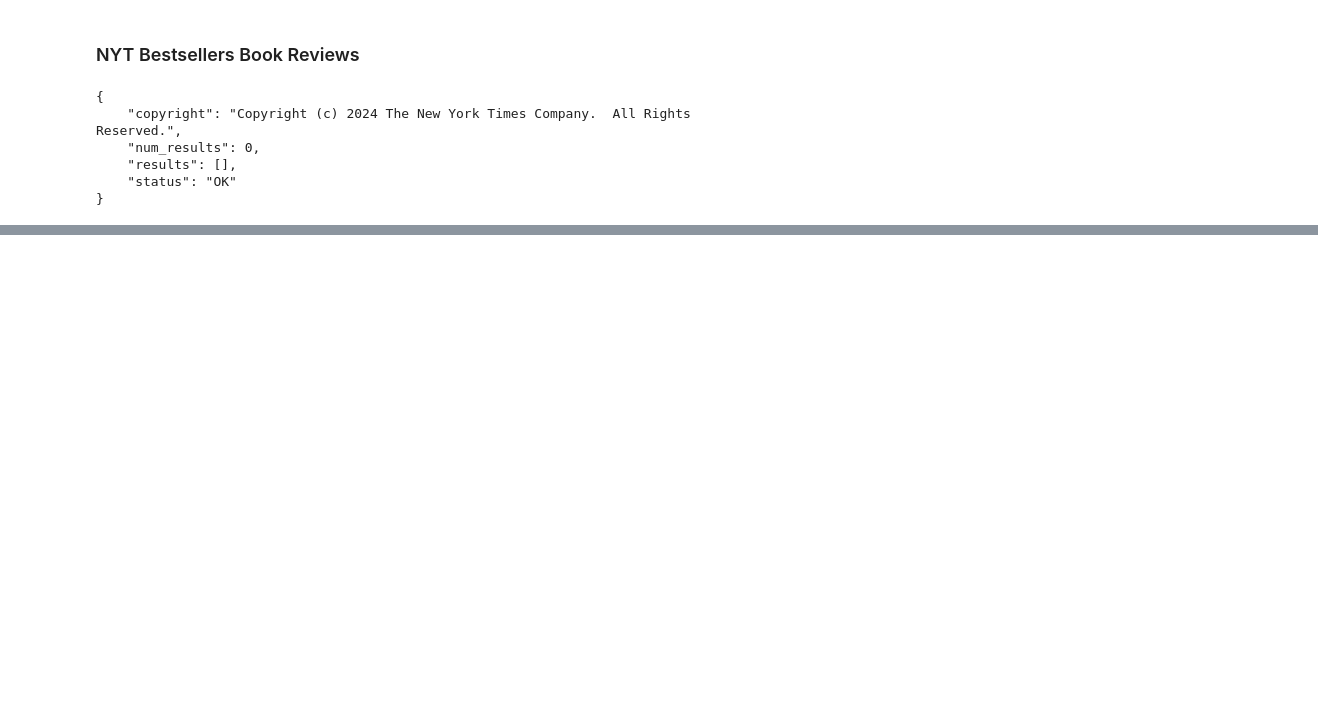
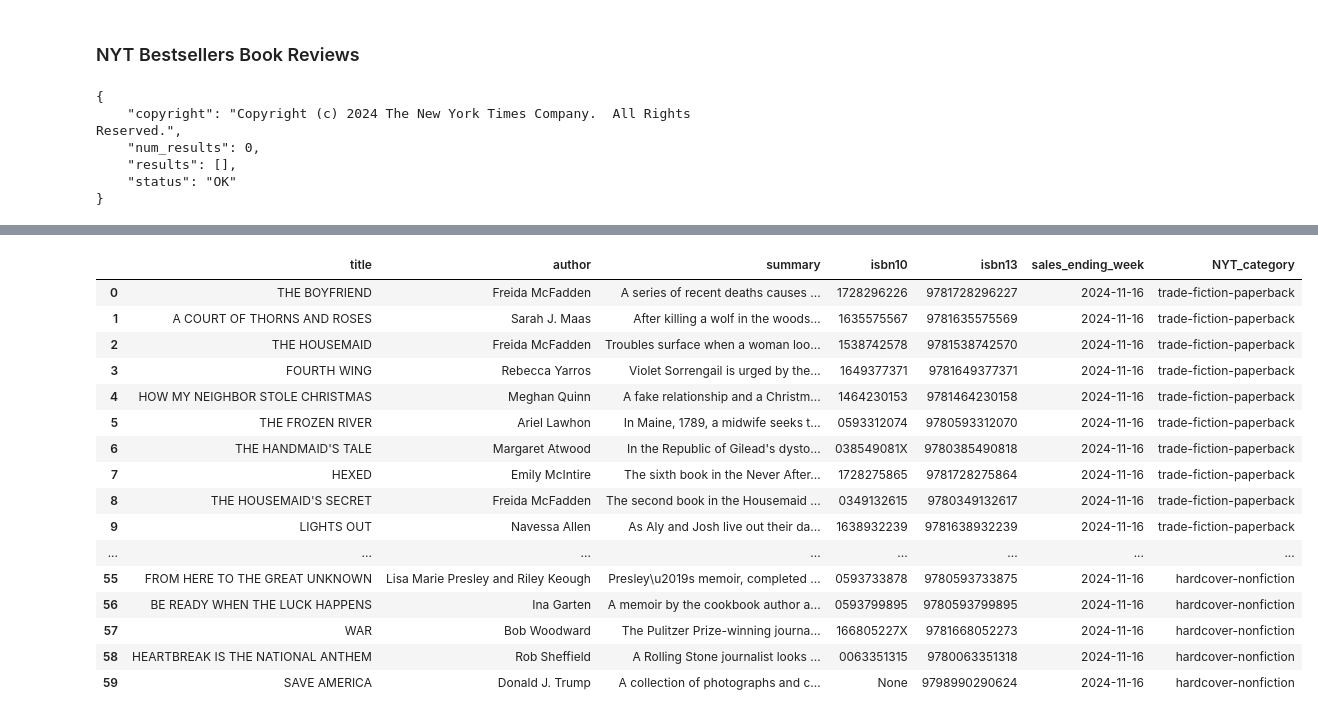
Before and after one commit to rsa-captech/rachel-recommender, a Jupyter notebook: notebook.ipynb, the cells around one changed output, grey strips where cells are left out. Drawn from its saved outputs; the diff is of its cells as text; code cells hidden in the pictures; blank space fills up the shorter version.

```diff
--- a/notebook.ipynb
+++ b/notebook.ipynb
@@ -125,0 +317,5 @@ for i in range(0, len(data2["results"])):
+# %%
+api = f'https://api.nytimes.com/svc/books/v3/lists/{'2024-12-01'}/{'trade-fiction-paperback'}.json?&api-key=B6sstxBJ39IKPTsYZA72UGVPhBGymY7G'
+response = requests.get(api)
+data = response.json()
+data["results"]['books']
@@ -125,0 +340,55 @@ for i in range(0, len(data2["results"])):
+# %%
+title_lst = []
+author_lst = []
+summary_lst = []
+isbn10_lst = []
+isbn13_lst = []
+
+for i in range(0, len(data["results"])):
+    title_lst.append(json.dumps(data["results"]["books"][i]["title"], indent=4, sort_keys=True)) # title
+    author_lst.append(json.dumps(data["results"]["books"][i]["author"], indent=4, sort_keys=True)) # author
+    summary_lst.append(json.dumps(data["results"]["books"][i]["description"], indent=4, sort_keys=True)) # summary
+    isbn10_lst.append(json.dumps(data["results"]["books"][i]["primary_isbn10"], indent=4, sort_keys=True)) # isbn10
+    isbn13_lst.append(json.dumps(data["results"]["books"][i]["primary_isbn13"], indent=4, sort_keys=True)) # isbn13
+# %%
+book_details_dict = {
+    'title': title_lst
+    , 'author': author_lst
+    , 'summary': summary_lst
+    , 'isbn10': isbn10_lst
+    , 'isbn13': isbn13_lst
+    }
+
+book_details_df = pd.DataFrame(book_details_dict)
+
+book_details_df['title'] = book_details_df['title'].str.strip('"')
+book_details_df['author'] = book_details_df['author'].str.strip('"')
+book_details_df['summary'] = book_details_df['summary'].str.strip('"')
+book_details_df['isbn10'] = book_details_df['isbn10'].str.strip('"')
+book_details_df['isbn13'] = book_details_df['isbn13'].str.strip('"')
+
+sales_ending_week = datetime.datetime.strptime(date, "%Y-%m-%d") - timedelta(days=15) # calcuate date of week when sales end
+
+book_details_df['sales_ending_week'] = sales_ending_week.strftime("%Y-%m-%d")
+book_details_df['NYT_category'] = 'trade-fiction-paperback'
+# %%
+book_details_df
+pd.concat([book_details_df, NYT_bestsellers_24], ignore_index=True)
+# %% [output]
+|  | title | author | summary | isbn10 | isbn13 | sales_ending_week | NYT_category |
+| 0 | THE BOYFRIEND | Freida McFadden | A series of recent deaths causes ... | 1728296226 | 9781728296227 | 2024-11-16 | trade-fiction-paperback |
+| 1 | A COURT OF THORNS AND ROSES | Sarah J. Maas | After killing a wolf in the woods... | 1635575567 | 9781635575569 | 2024-11-16 | trade-fiction-paperback |
+| 2 | THE HOUSEMAID | Freida McFadden | Troubles surface when a woman loo... | 1538742578 | 9781538742570 | 2024-11-16 | trade-fiction-paperback |
+| 3 | FOURTH WING | Rebecca Yarros | Violet Sorrengail is urged by the... | 1649377371 | 9781649377371 | 2024-11-16 | trade-fiction-paperback |
+| 4 | HOW MY NEIGHBOR STOLE CHRISTMAS | Meghan Quinn | A fake relationship and a Christm... | 1464230153 | 9781464230158 | 2024-11-16 | trade-fiction-paperback |
+| 5 | THE FROZEN RIVER | Ariel Lawhon | In Maine, 1789, a midwife seeks t... | 0593312074 | 9780593312070 | 2024-11-16 | trade-fiction-paperback |
+| 6 | THE HANDMAID'S TALE | Margaret Atwood | In the Republic of Gilead's dysto... | 038549081X | 9780385490818 | 2024-11-16 | trade-fiction-paperback |
+| 7 | HEXED | Emily McIntire | The sixth book in the Never After... | 1728275865 | 9781728275864 | 2024-11-16 | trade-fiction-paperback |
+| 8 | THE HOUSEMAID'S SECRET | Freida McFadden | The second book in the Housemaid ... | 0349132615 | 9780349132617 | 2024-11-16 | trade-fiction-paperback |
+| 9 | LIGHTS OUT | Navessa Allen | As Aly and Josh live out their da... | 1638932239 | 9781638932239 | 2024-11-16 | trade-fiction-paperback |
+| ... | ... | ... | ... | ... | ... | ... | ... |
+| 55 | FROM HERE TO THE GREAT UNKNOWN | Lisa Marie Presley and Riley Keough | Presley\u2019s memoir, completed ... | 0593733878 | 9780593733875 | 2024-11-16 | hardcover-nonfiction |
+| 56 | BE READY WHEN THE LUCK HAPPENS | Ina Garten | A memoir by the cookbook author a... | 0593799895 | 9780593799895 | 2024-11-16 | hardcover-nonfiction |
+| 57 | WAR | Bob Woodward | The Pulitzer Prize-winning journa... | 166805227X | 9781668052273 | 2024-11-16 | hardcover-nonfiction |
+| 58 | HEARTBREAK IS THE NATIONAL ANTHEM | Rob Sheffield | A Rolling Stone journalist looks ... | 0063351315 | 9780063351318 | 2024-11-16 | hardcover-nonfiction |
+| 59 | SAVE AMERICA | Donald J. Trump | A collection of photographs and c... | None | 9798990290624 | 2024-11-16 | hardcover-nonfiction |
```
Also changed, not shown: parts of 15 cells of this notebook.
